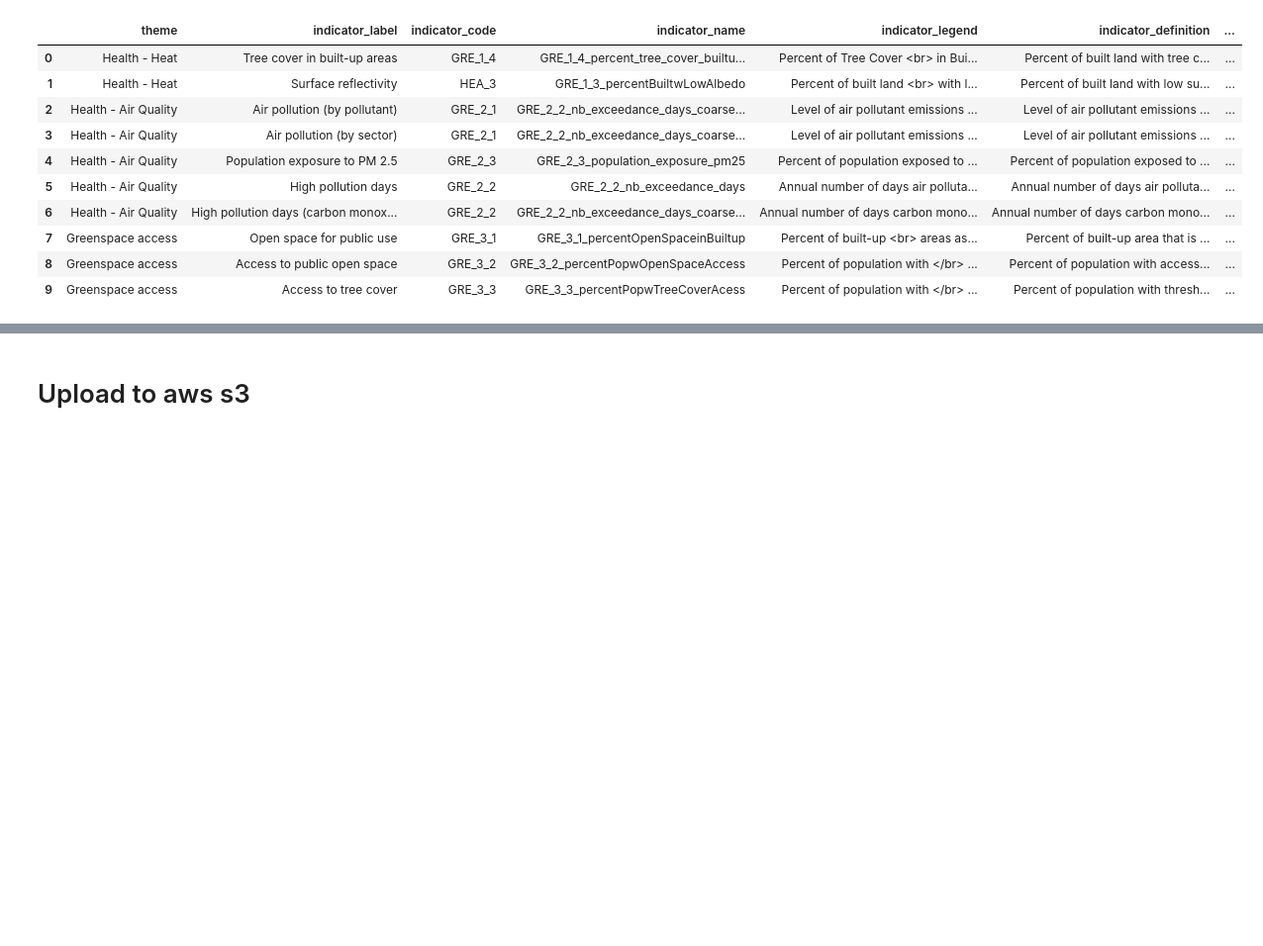
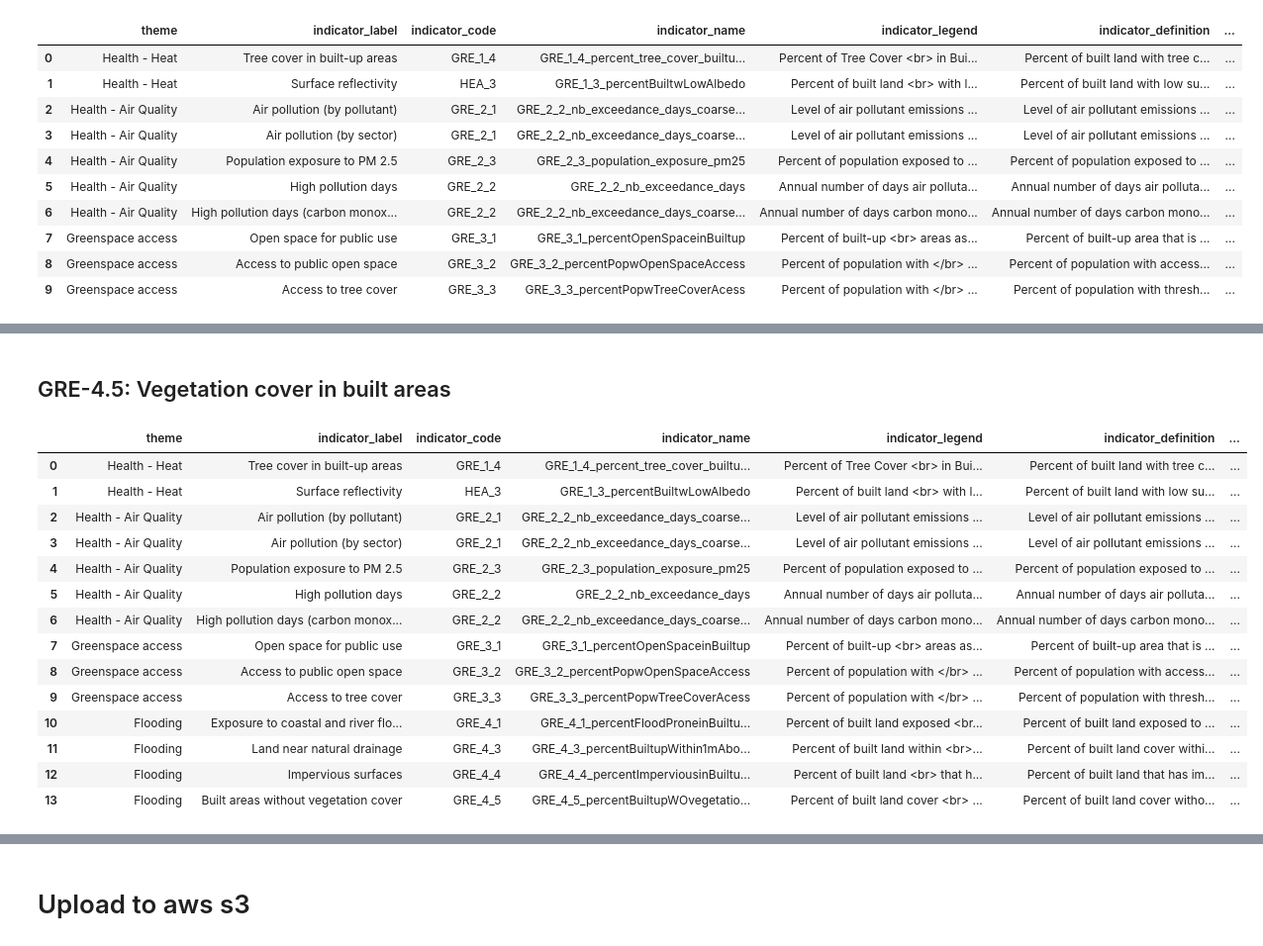
Before and after one commit to wri/cities-cities4forests-indicators, a Jupyter notebook: scripts/define-indicators.ipynb, the cells around one changed output, grey strips where cells are left out. Shown at 99% size. Drawn from its saved outputs; the diff is of its cells as text; code cells hidden in the pictures; blank space fills up the shorter version.

```diff
--- a/scripts/define-indicators.ipynb
+++ b/scripts/define-indicators.ipynb
@@ -245,0 +279,12 @@ indicators_definitions
+# %%
+indicators_definitions = indicators_definitions.append({'theme' : 'Flooding',
+                                                        'indicator_label' : 'Land near natural drainage',
+                                                        'indicator_code' : 'GRE_4_3',
+                                                        'indicator_name' : 'GRE_4_3_percentBuiltupWithin1mAboveDrainage',
+                                                        'indicator_legend' : 'Percent of built land within <br> 1 meter height above nearest drainage (%)',
+                                                       'indicator_definition' : 'Percent of built land cover within 1 meter height above nearest drainage',
+                                                       'data_sources' : 'Height Above the Nearest Drainage (HAND), ESA World Cover',
+                                                       'importance' : 'Land near natural drainage (e.g., streams, rivers) is at risk for pluvial or flash flooding hazards. Development closer in elevation to natural drainage, especially near drainage for large land areas, is at greater risk. Risk for these type of floods can be difficult to predict, and beyond height above drainage, other factors--such as amount of precipitation, soil type, distance from natural drainage and the presence and efficacy of built drainage systems--are also important influences.',
+                                                       'methods' : 'This indicator uses data on height above drainage channels from <a href="https://gee-community-catalog.org/projects/hand/">Global 30m Height Above the Nearest Drainage</a> to estimate the land area 1 meter or less above nearest drainage, for drains with a flow accumulation area of at least 1 KM2. We then compare these areas to built-up areas in the city as defined by the built-up class from <a href="https://developers.google.com/earth-engine/datasets/catalog/ESA_WorldCover_v100">ESA WorldCover</a>. For each city and city district we calculate at 10 meter scale the number of built-up pixels and the number of built-up pixels within 1 meter of nearest drainage. Then we calculate the percent of built-up pixels that are 1 meter or less above nearest drainage.' },
+                                                       ignore_index = True)
+indicators_definitions
@@ -245,0 +334,30 @@ indicators_definitions
+# %% [markdown]
+## GRE-4.5: Vegetation cover in built areas
+# %%
+indicators_definitions = indicators_definitions.append({'theme' : 'Flooding',
+                                                        'indicator_label' : 'Built areas without vegetation cover',
+                                                        'indicator_code' : 'GRE_4_5',
+                                                        'indicator_name' : 'GRE_4_5_percentBuiltupWOvegetationcover2020',
+                                                        'indicator_legend' : 'Percent of built land cover <br>  without vegetation cover (%)',
+                                                       'indicator_definition' : 'Percent of built land cover without vegetation cover',
+                                                       'data_sources' : 'Sentinel-2, ESA World Cover',
+                                                       'importance' : 'Vegetation cover provides many benefits in urban areas. Importantly for flood mitigation, greater vegetation cover can increase water infiltration into the ground, reducing water stagnation and runoff on the surface. Absence of vegetation cover can increase the prevalence of localized flooding.',
+                                                       'methods' : 'To estimate vegetation cover we used an annual greenest pixel mosaic of <a href="https://developers.google.com/earth-engine/datasets/catalog/COPERNICUS_S2">Sentinel-2 imagery</a> to calculate normalized difference vegetation index (NDVI) with a minimum threshold of 0.4. We then compare these areas to built-up areas in the city as defined by the built-up class from <a href="https://developers.google.com/earth-engine/datasets/catalog/ESA_WorldCover_v100>ESA WorldCover</a>. For each city and city district, we calculate at 10 meter scale the number of built-up pixels and the number of vegetated built-up pixels. Then we calculate the percent of built-up pixels that are vegetated.' },
+                                                       ignore_index = True)
+indicators_definitions
+# %% [output]
+|  | theme | indicator_label | indicator_code | indicator_name | indicator_legend | indicator_definition | ... |
+| 0 | Health - Heat | Tree cover in built-up areas | GRE_1_4 | GRE_1_4_percent_tree_cover_builtu... | Percent of Tree Cover <br> in Bui... | Percent of built land with tree c... | ... |
+| 1 | Health - Heat | Surface reflectivity | HEA_3 | GRE_1_3_percentBuiltwLowAlbedo | Percent of built land <br> with l... | Percent of built land with low su... | ... |
+| 2 | Health - Air Quality | Air pollution (by pollutant) | GRE_2_1 | GRE_2_2_nb_exceedance_days_coarse... | Level of air pollutant emissions ... | Level of air pollutant emissions ... | ... |
+| 3 | Health - Air Quality | Air pollution (by sector) | GRE_2_1 | GRE_2_2_nb_exceedance_days_coarse... | Level of air pollutant emissions ... | Level of air pollutant emissions ... | ... |
+| 4 | Health - Air Quality | Population exposure to PM 2.5 | GRE_2_3 | GRE_2_3_population_exposure_pm25 | Percent of population exposed to ... | Percent of population exposed to ... | ... |
+| 5 | Health - Air Quality | High pollution days | GRE_2_2 | GRE_2_2_nb_exceedance_days | Annual number of days air polluta... | Annual number of days air polluta... | ... |
+| 6 | Health - Air Quality | High pollution days (carbon monox... | GRE_2_2 | GRE_2_2_nb_exceedance_days_coarse... | Annual number of days carbon mono... | Annual number of days carbon mono... | ... |
+| 7 | Greenspace access | Open space for public use | GRE_3_1 | GRE_3_1_percentOpenSpaceinBuiltup | Percent of built-up <br> areas as... | Percent of built-up area that is ... | ... |
+| 8 | Greenspace access | Access to public open space | GRE_3_2 | GRE_3_2_percentPopwOpenSpaceAccess | Percent of population with </br> ... | Percent of population with access... | ... |
+| 9 | Greenspace access | Access to tree cover | GRE_3_3 | GRE_3_3_percentPopwTreeCoverAcess | Percent of population with </br> ... | Percent of population with thresh... | ... |
+| 10 | Flooding | Exposure to coastal and river flo... | GRE_4_1 | GRE_4_1_percentFloodProneinBuiltu... | Percent of built land exposed <br... | Percent of built land exposed to ... | ... |
+| 11 | Flooding | Land near natural drainage | GRE_4_3 | GRE_4_3_percentBuiltupWithin1mAbo... | Percent of built land within <br>... | Percent of built land cover withi... | ... |
+| 12 | Flooding | Impervious surfaces | GRE_4_4 | GRE_4_4_percentImperviousinBuiltu... | Percent of built land <br> that h... | Percent of built land that has im... | ... |
+| 13 | Flooding | Built areas without vegetation cover | GRE_4_5 | GRE_4_5_percentBuiltupWOvegetatio... | Percent of built land cover <br> ... | Percent of built land cover witho... | ... |
```
Also changed, not shown: parts of 12 cells of this notebook, 2 other files.
